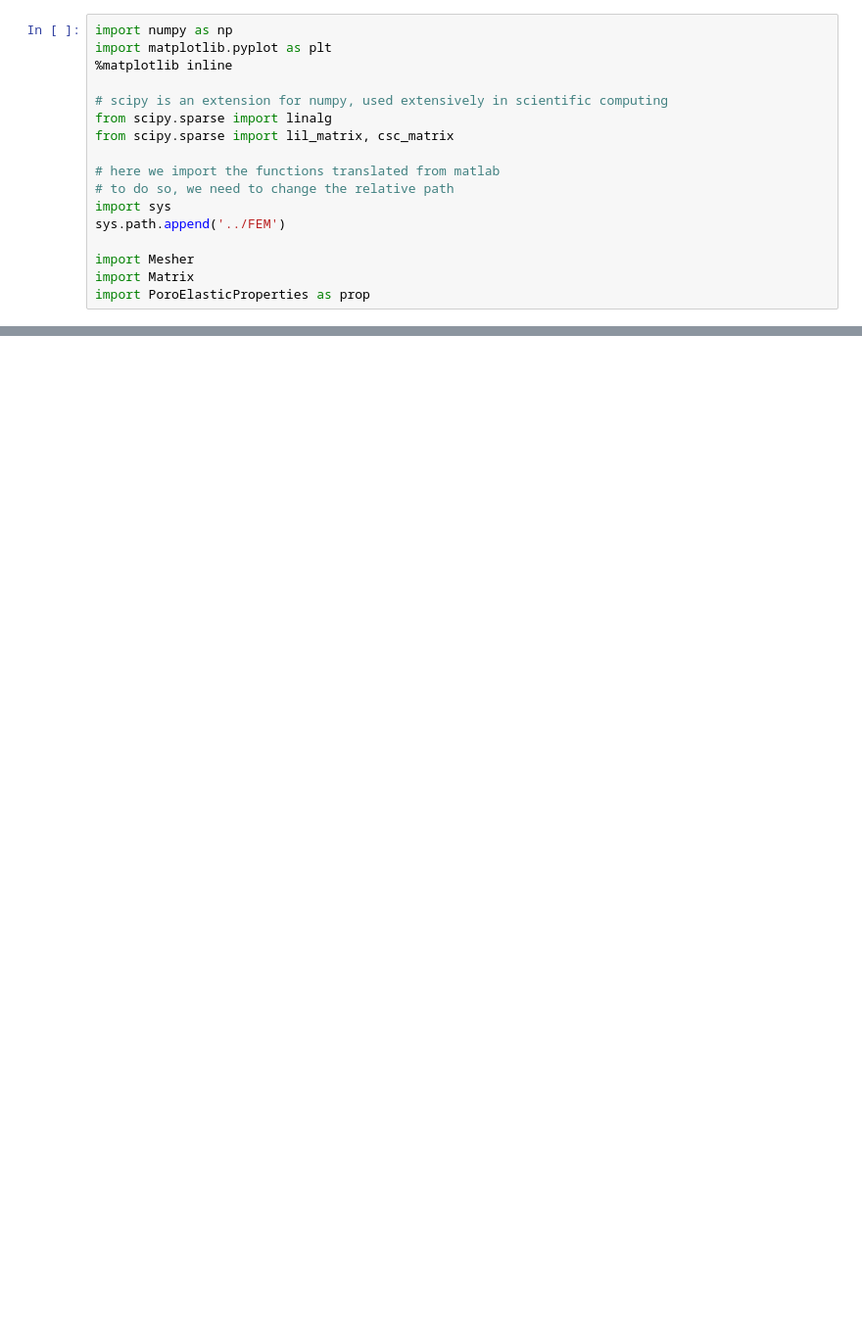
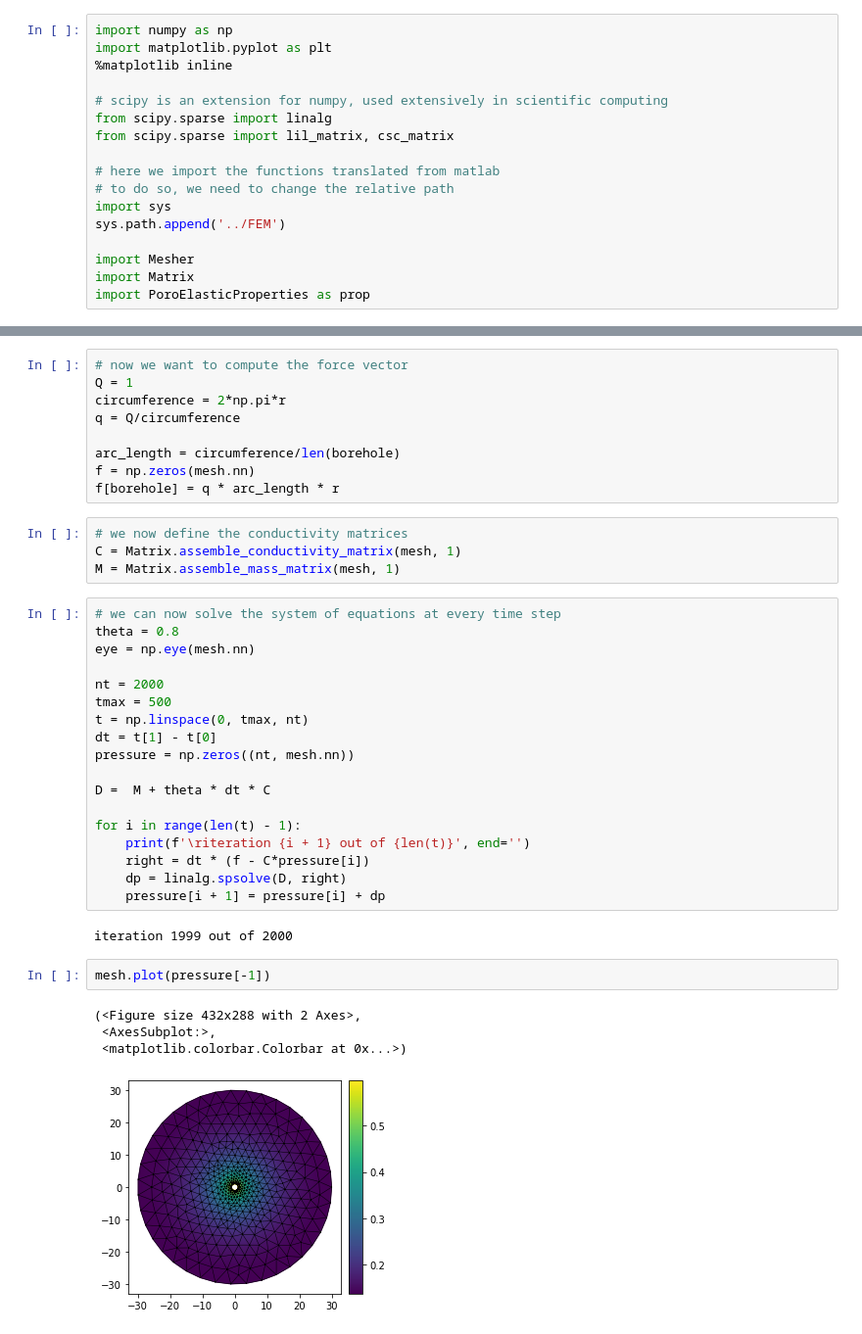
Before and after one commit to aleximorin/compgeom, a Jupyter notebook: Notebooks/Injection in a wellbore.ipynb, the cells around one changed output, grey strips where cells are left out. Shown: that part at 98% size. Cells and saved outputs as stored; diff of their text form; blank space fills up the shorter version.

```diff
--- a/Notebooks/Injection in a wellbore.ipynb
+++ b/Notebooks/Injection in a wellbore.ipynb
@@ -49,0 +63,40 @@ plt.scatter(*vertices.T)
+# %%
+# now we want to compute the force vector
+Q = 1
+circumference = 2*np.pi*r
+q = Q/circumference
+
+arc_length = circumference/len(borehole)
+f = np.zeros(mesh.nn)
+f[borehole] = q * arc_length * r
+# %%
+# we now define the conductivity matrices
+C = Matrix.assemble_conductivity_matrix(mesh, 1)
+M = Matrix.assemble_mass_matrix(mesh, 1)
+# %%
+# we can now solve the system of equations at every time step
+theta = 0.8
+eye = np.eye(mesh.nn)
+
+nt = 2000
+tmax = 500
+t = np.linspace(0, tmax, nt)
+dt = t[1] - t[0]
+pressure = np.zeros((nt, mesh.nn))
+
+D =  M + theta * dt * C
+
+for i in range(len(t) - 1):
+    print(f'\riteration {i + 1} out of {len(t)}', end='')
+    right = dt * (f - C*pressure[i])
+    dp = linalg.spsolve(D, right)
+    pressure[i + 1] = pressure[i] + dp
+# %% [output]
+iteration 1999 out of 2000
+# %%
+mesh.plot(pressure[-1])
+# %% [output]
+(<Figure size 432x288 with 2 Axes>,
+ <AxesSubplot:>,
+ <matplotlib.colorbar.Colorbar at 0x...>)
+[figure, added]
```
Also changed, not shown: parts of 6 cells of this notebook, 18 other files.
